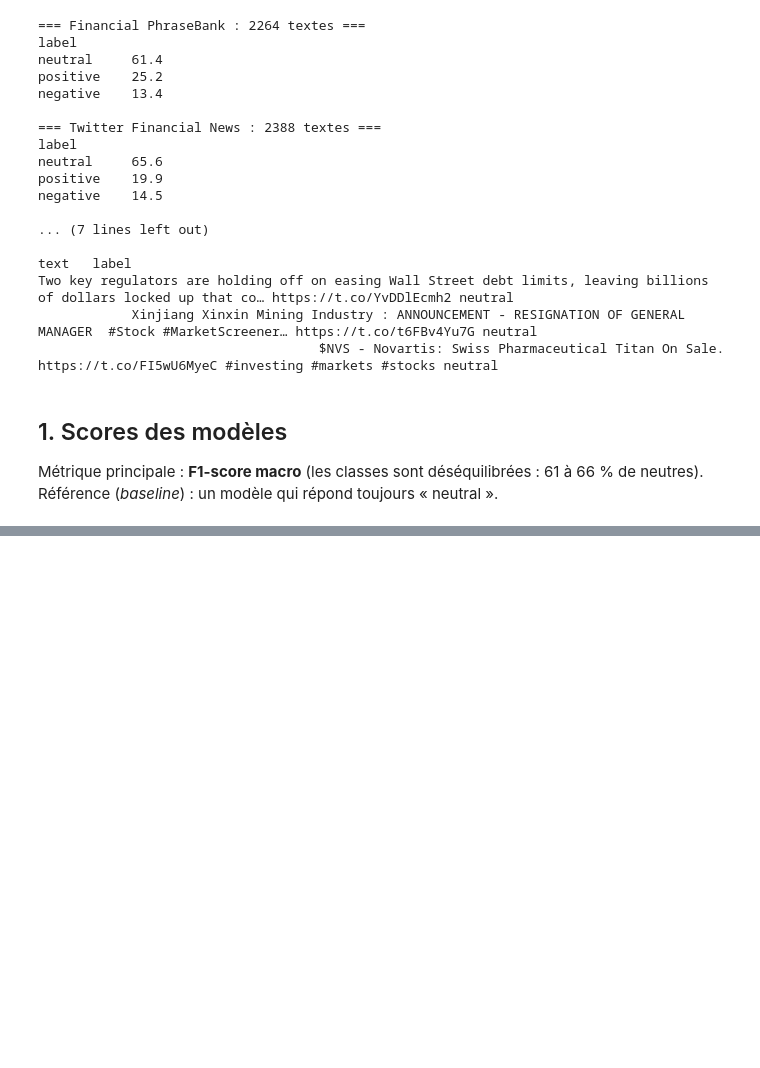
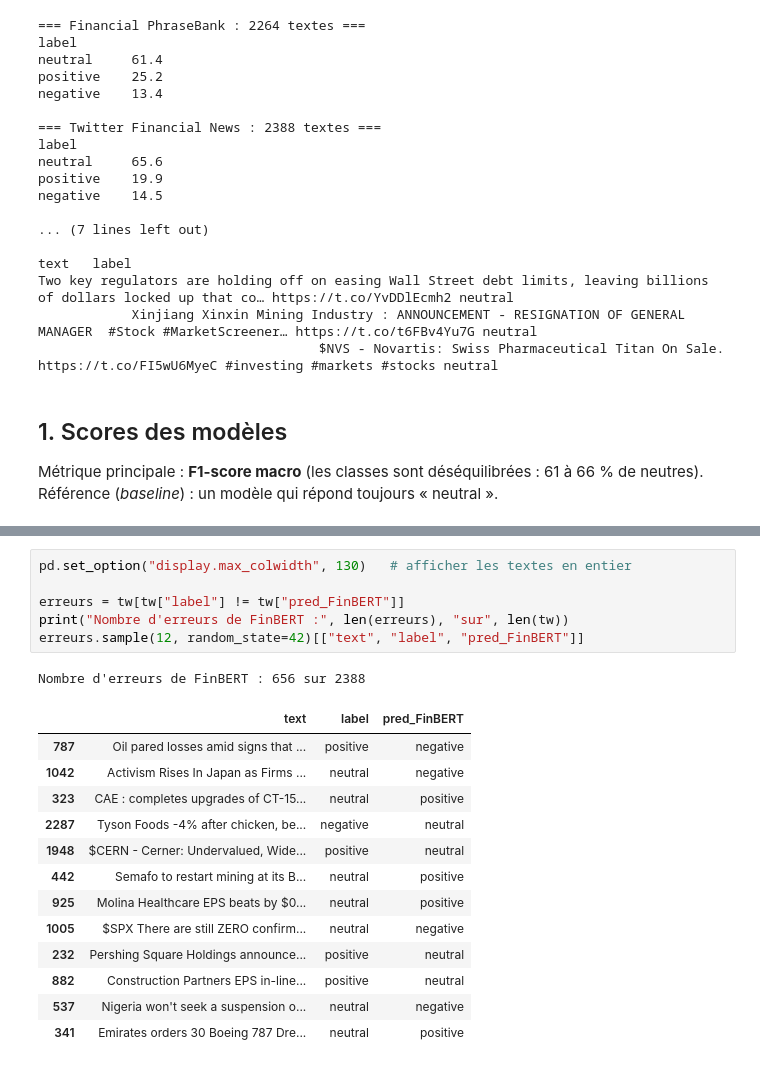
Before and after one commit to louchenilounes/newsmood, a Jupyter notebook: notebooks/02_evaluation.ipynb, the cells around one changed output, grey strips where cells are left out. Saved outputs shown, nothing was run; the diff lists cells and outputs as text; blank space fills up the shorter version.

```diff
--- a/notebooks/02_evaluation.ipynb
+++ b/notebooks/02_evaluation.ipynb
@@ -121,0 +148,21 @@ Twitter - FinBERT : termine en 173 s
+# %%
+pd.set_option("display.max_colwidth", 130)   # afficher les textes en entier
+
+erreurs = tw[tw["label"] != tw["pred_FinBERT"]]
+print("Nombre d'erreurs de FinBERT :", len(erreurs), "sur", len(tw))
+erreurs.sample(12, random_state=42)[["text", "label", "pred_FinBERT"]]
+# %% [output]
+Nombre d'erreurs de FinBERT : 656 sur 2388
+|  | text | label | pred_FinBERT |
+| 787 | Oil pared losses amid signs that ... | positive | negative |
+| 1042 | Activism Rises In Japan as Firms ... | neutral | negative |
+| 323 | CAE : completes upgrades of CT-15... | neutral | positive |
+| 2287 | Tyson Foods -4% after chicken, be... | negative | neutral |
+| 1948 | $CERN - Cerner: Undervalued, Wide... | positive | neutral |
+| 442 | Semafo to restart mining at its B... | neutral | positive |
+| 925 | Molina Healthcare EPS beats by $0... | neutral | positive |
+| 1005 | $SPX There are still ZERO confirm... | neutral | negative |
+| 232 | Pershing Square Holdings announce... | positive | neutral |
+| 882 | Construction Partners EPS in-line... | positive | neutral |
+| 537 | Nigeria won't seek a suspension o... | neutral | negative |
+| 341 | Emirates orders 30 Boeing 787 Dre... | neutral | positive |
```
Also changed, not shown: parts of 5 cells of this notebook.
